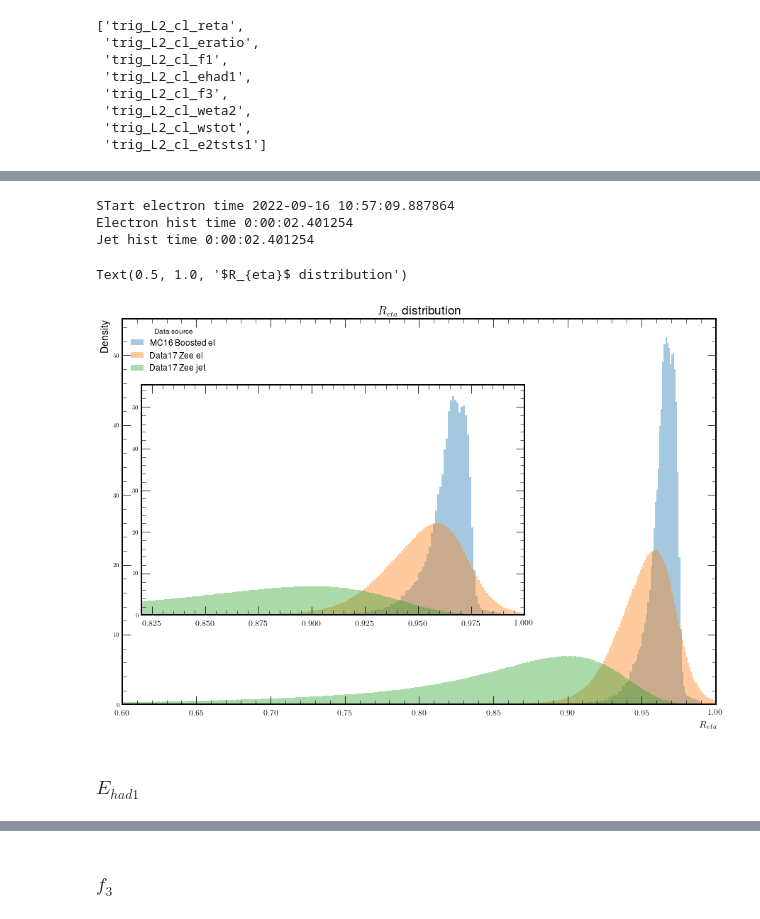
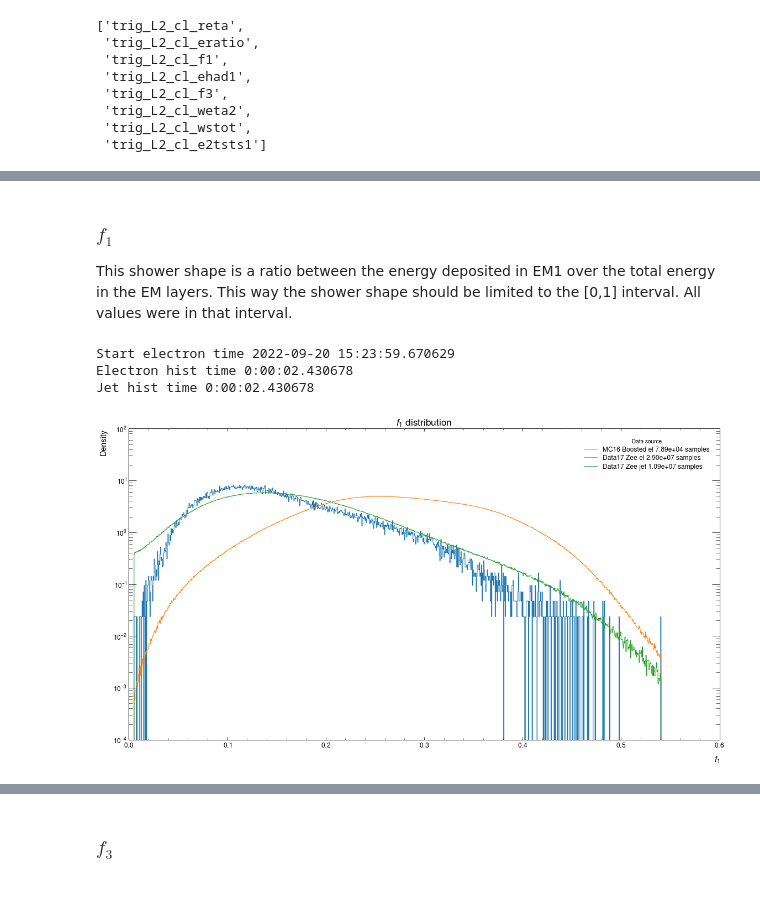
Before and after one commit to lucasbanunes/ringer, a Jupyter notebook: plots.ipynb, the cells around one changed output, grey strips where cells are left out. Drawn from its saved outputs; the diff is of its cells as text; code cells hidden in the pictures; blank space fills up the shorter version.

Commit message:
Finished shower shapes distribution on plots.py

```diff
--- a/plots.ipynb
+++ b/plots.ipynb
@@ -75,7 +73,7 @@ SHOWER_SHAPES = {
         'step': 'L2Calo'
     },
     'e2tsts1': {
-        'label': 'no label',
+        'label': 'e2tsts1',
         'range': None,
         'electron_range': None,
         'jet_range': None,
@@ -199,17 +353,0 @@ Jet hist time 0:00:02.377054
-# %%
-# sub_ax_pos = [0.17, 0.3, 0.5, 0.45]
-fig, ax = plt.subplots(1,1, figsize=(15,10))
-# zoomed_ax = fig.add_axes(sub_ax_pos)
-subsampled_hists = dict()
-for hist_name, hist_df in hists.items():
-    ax.bar(hist_df['bin_start'], hist_df['hist'], align='edge', width=(hist_df['bin_end'] - hist_df['bin_start']), label=hist_name, alpha=0.4, bottom=0)
-    # subsampled_hist_df = subsample_hist_df(hist_df,10)
-    # subsampled_hists[hist_name] = subsampled_hist_df
-    # zoomed_ax.bar(subsampled_hist_df['bin_start'], subsampled_hist_df['hist'], align='edge', width=(subsampled_hist_df['bin_end'] - subsampled_hist_df['bin_start']), alpha=0.4, bottom=0)
-
-#ax.set_xlim(ss_info['electron_range'])
-ax.set_ylabel('Density')
-ax.set_xlabel(ss_info['label'])
-ax.legend(title='Data source')
-# zoomed_ax.set_ylim(0,3)
-ax.set_title(f'{ss_info["label"]} distribution', fontsize='xx-large')
@@ -258,52 +383,61 @@ hists[data_source].loc[hists[data_source]['hist'] !=0 ]
+# %% [markdown]
+### $f_1$
+
+This shower shape is a ratio between the energy deposited in EM1 over the total energy in the EM layers. This way the shower shape should be limited to the [0,1] interval. All values were in that interval.
 # %%
 hists = dict()
-plot_ss = 'reta'
+plot_ss = 'f1'
 ss_info = SHOWER_SHAPES[plot_ss]
 ss_col = STEP_PREFIX[ss_info['step']] + plot_ss
-
-boosted_in_range = boosted_data[ss_col].between(*ss_info['range'])
-boosted_bins = np.linspace(*ss_info['range'], num=1000)
-boosted_hist, _ = np.histogram(boosted_data.loc[boosted_in_range, ss_col], bins=boosted_bins, density=True)
+# boosted_range = ss_info['range']
+boosted_range = None
+# boosted_bins = np.linspace(*ss_info['range'], num=1000)
+boosted_bins = 1000
+boosted_hist, boosted_bins = np.histogram(boosted_data.loc[:, ss_col], bins=boosted_bins, range=boosted_range)
 hists['MC16 Boosted el'] = pd.DataFrame(np.column_stack([boosted_bins[:-1], boosted_bins[1:], boosted_hist]),
                                         columns=HIST_DF_COLS)
-
-collision_in_range = collision_data[ss_col].between(*ss_info['range'])
+# collision_in_range = collision_data[ss_col].between(*ss_info['range'])
 el_bins = boosted_bins
+el_range = boosted_range
 el_time = datetime.now()
 print(f'Start electron time {el_time}')
-el_hist, _ = np.histogram(collision_data.loc[collision_data['electron'] & collision_in_range, ss_col], bins=el_bins, density=True)
+el_hist, el_bins = np.histogram(collision_data.loc[collision_data['electron'], ss_col], bins=el_bins, range=el_range)
 hists['Data17 Zee el'] = pd.DataFrame(np.column_stack([el_bins[:-1], el_bins[1:], el_hist]),
                                         columns=HIST_DF_COLS)
-
 jet_time = datetime.now()
 print(f'Electron hist time {jet_time-el_time}')
 jet_bins = el_bins
-jet_hist, _ = np.histogram(collision_data.loc[collision_data['jet'] & collision_in_range, ss_col], bins=jet_bins, density=True)
+jet_range = el_range
+jet_hist, jet_bins = np.histogram(collision_data.loc[collision_data['jet'], ss_col], bins=jet_bins, range=jet_range)
 hists['Data17 Zee jet'] = pd.DataFrame(np.column_stack([jet_bins[:-1], jet_bins[1:], jet_hist]),
                                         columns=HIST_DF_COLS)
 end_time = datetime.now()
 print(f'Jet hist time {jet_time-el_time}')
 # %% [output]
-STart electron time 2022-09-16 10:57:09.887864
-Electron hist time 0:00:02.401254
-Jet hist time 0:00:02.401254
+Start electron time 2022-09-20 15:23:59.670629
+Electron hist time 0:00:02.430678
+Jet hist time 0:00:02.430678
 # %%
-sub_ax_pos = [0.15, 0.3, 0.5, 0.45]
-fig, ax = plt.subplots(1,1, figsize=(15,10))
-zoomed_ax = fig.add_axes(sub_ax_pos)
+# sub_ax_pos = [0.1, 0.6, 0.3, 0.3]
+fig, ax = plt.subplots(1,1, figsize=(16,9), dpi=72)
+plot_scale = 'log'
+# sub_ax = fig.add_axes(sub_ax_pos)
 subsampled_hists = dict()
-for hist_name, hist_df in hists.items():
-    ax.bar(hist_df['bin_start'], hist_df['hist'], align='edge', width=(hist_df['bin_end'] - hist_df['bin_start']), label=hist_name, alpha=0.4, bottom=0)
-    zoomed_ax.bar(hist_df['bin_start'], hist_df['hist'], align='edge', width=(hist_df['bin_end'] - hist_df['bin_start']), label=hist_name, alpha=0.4, bottom=0)
-
-ax.set_xlim(ss_info['jet_range'])
-zoomed_ax.set_xlim(ss_info['electron_range'])
+for hist_name, org_hist_df in hists.items():
+    n_samples = '{:.2e}'.format(int(org_hist_df['hist'].sum()))
+    hist_df = normalize_hist(org_hist_df)
+    label = f'{hist_name} {n_samples} samples'
+    bins = np.append(hist_df['bin_start'].values, hist_df['bin_end'].iloc[-1])
+    ax.stairs(hist_df['hist'],bins, label=label)
+    # sub_ax.stairs(hist_df['hist'],bins, label=label)
+# sub_ax.set_xlim(0.85,1)
 ax.set_ylabel('Density')
 ax.set_xlabel(ss_info['label'])
 ax.legend(title='Data source')
+ax.set_yscale(plot_scale)
+# sub_ax.set_yscale(plot_scale)
 ax.set_title(f'{ss_info["label"]} distribution', fontsize='xx-large')
+fig.tight_layout()
+fig.savefig(os.path.join(output_dir, f'{plot_ss}_free_range_{plot_scale}_scale.png'), transparent=False, facecolor='white')
 # %% [output]
-Text(0.5, 1.0, '$R_{eta}$ distribution')
-[figure, old version]
+[figure, new version]
-# %% [markdown]
-### $E_{had1}$
```
Also changed, not shown: parts of 51 cells of this notebook.
